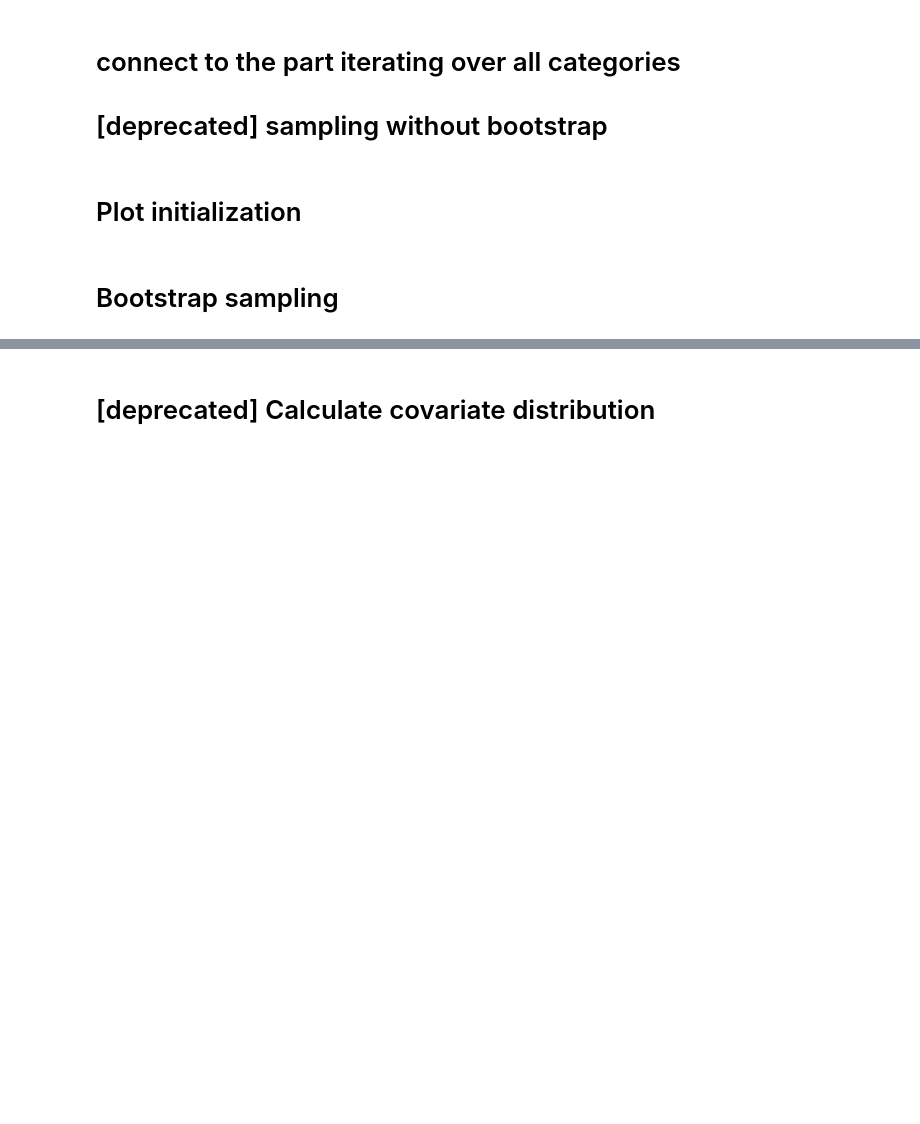
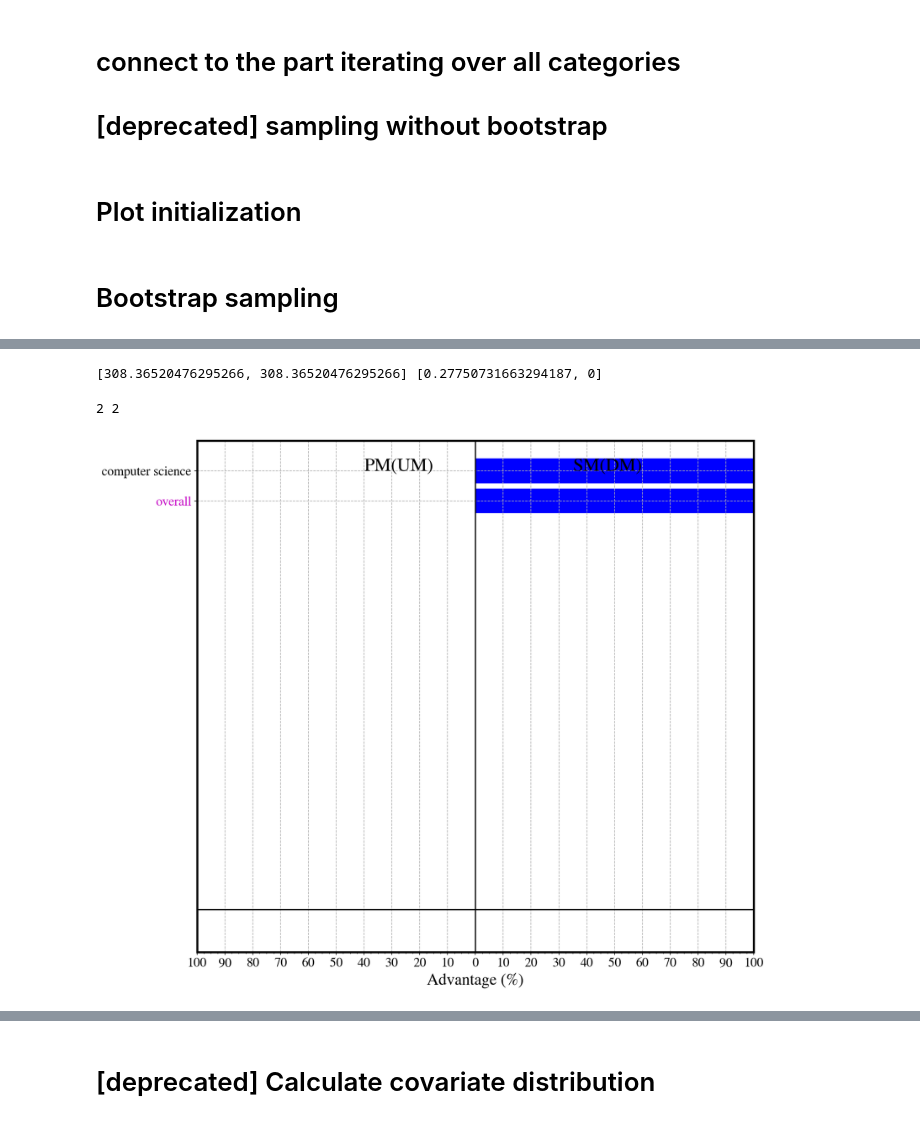
Before and after one commit to wiekern/GenderPerformance, a Jupyter notebook: NaturalExptCategory(not_pairwise).ipynb, the cells around one changed output, grey strips where cells are left out. Cells and saved outputs as stored; diff of their text form; code cells hidden in the pictures; blank space fills up the shorter version.

```diff
--- a/NaturalExptCategory(not_pairwise).ipynb
+++ b/NaturalExptCategory(not_pairwise).ipynb
@@ -419,11 +466,11 @@ import matplotlib.pyplot as plt
 %matplotlib inline
 %config InlineBackend.figure_format = 'retina'
 #mpl.style.use('classic')
-mpl.rcParams['xtick.labelsize'] = 25
-mpl.rcParams['ytick.labelsize'] = 32
+mpl.rcParams['xtick.labelsize'] = 16
+mpl.rcParams['ytick.labelsize'] = 16
 mpl.rcParams['font.size'] = 20
-mpl.rcParams['figure.figsize'] =  9, 10
-mpl.rcParams['axes.labelsize'] = 35
+mpl.rcParams['figure.figsize'] =  12, 10
+mpl.rcParams['axes.labelsize'] = 20
 mpl.rcParams['mathtext.fontset'] = 'stix'
 mpl.rcParams['font.family'] = 'STIXGeneral'
 mpl.rcParams['axes.linewidth'] = 2.5
@@ -464,19 +511,19 @@ def plotResults(per_incr, grp_1, grp_2, std_err=None, dir_=''):
 
     # for the minor ticks, use no labels; default NullFormatter
     ax.xaxis.set_minor_locator(minorLocator)
-
     ax.set_yticks(y_pos)
-    plt.ylim(-1,16)
+    plt.ylim(-1, 16)
     ax.set_yticklabels(cat_plot)
     ax.invert_yaxis()  # labels read top-to-bottom
     ax.set_xlabel('Advantage (%)')
-    plt.xlim(-50,50)
-    #plt.xlim(-70,70)
-    #x_pos = np.arange(-45,60,step=15)
-    x_pos = np.arange(-50, 60, step=10)
+#     plt.xlim(-50,50)
+#     x_pos = np.arange(-50, 60, step=10)
+    plt.xlim(-100, 100)
+#     xticklabels = [50, 40, 30, 20, 10, 0, 10, 20, 30, 40, 50]
+    xticklabels = [100, 90, 80, 70, 60, 50, 40, 30, 20, 10, 0, 10, 20, 30, 40, 50, 60, 70, 80, 90, 100]
+    x_pos = np.arange(-100, 110, step=10)
     ax.set_xticks(x_pos)
-    ax.set_xticklabels([50, 40, 30, 20, 10, 0, 10, 20, 30, 40, 50])
-    #ax.set_xticklabels([45,30,15,0,15,30,45])
+    ax.set_xticklabels(xticklabels)
     plt.axvline(0, color='black')
     plt.axhline(14.58, color='black')
     plt.text(-40, 0, grp_1, fontsize=23)
@@ -499,9 +546,10 @@ all_res = []
 sample_times = 1
 for i in range(0, sample_times):
     all_results = {}
-    for category in categories:
+#     for category in categories:
+    for category in ['computer science']:
         bootstrap_res = {}
-        path = 'category_pairs/sample_' + str(i) + '/' + category + '.pickle'
+        path = dataset_dir / ('category_pairs/sample_' + str(i) + '/' + category + '.pickle')
         with open(path, 'rb') as fs:
             pairs = pickle.load(fs)
         res, _ = calculateMetric(pairs, bootstrap=True)
@@ -517,4 +570,6 @@ all_results.keys()
 # %%
+if STACKEXCHANGE:
+    categories = ['computer science']
 def getResults(res, key):
     val = []
     std_err = []
@@ -538,3 +591,10 @@ val
+# %%
+print(val, std_err)
+# %% [output]
+[308.36520476295266, 308.36520476295266] [0.27750731663294187, 0]
 # %%
 # PM: Performative Male (undisclosed), SM: Singnal Male (disclosed)
-plotResults(val, 'PM', 'SM', std_err=std_err, dir_='./')
+plotResults(val, 'PM(UM)', 'SM(DM)', std_err=std_err, dir_='./')
+# %% [output]
+2 2
+[figure, added]
```
Also changed, not shown: parts of 24 cells of this notebook, 6 other files.
